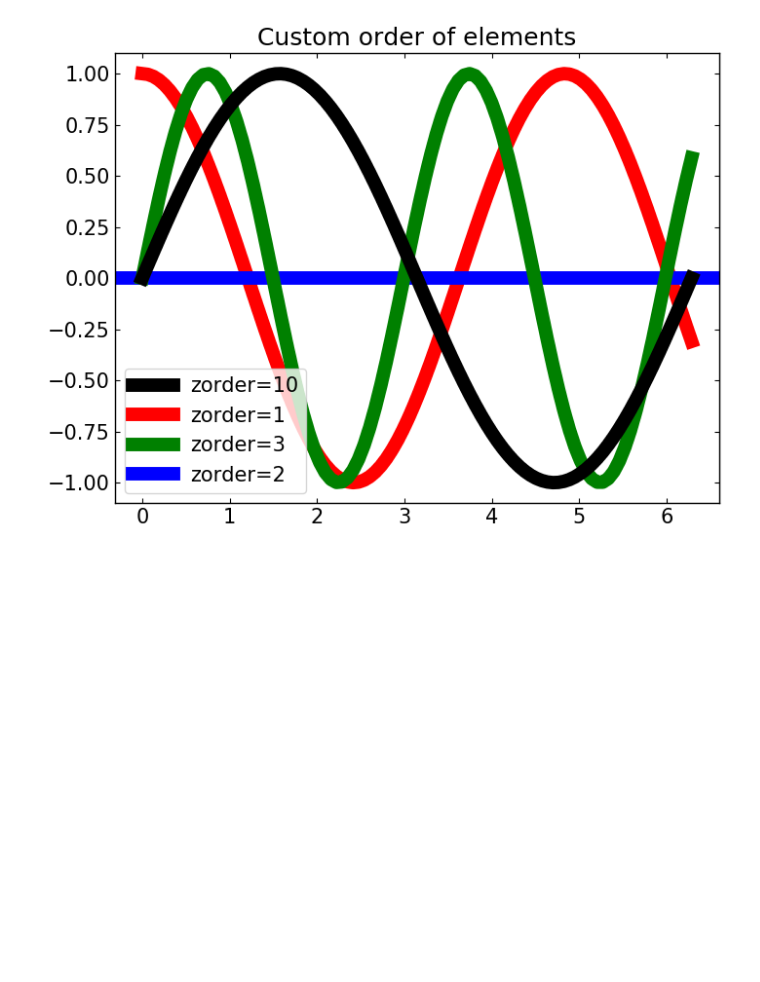
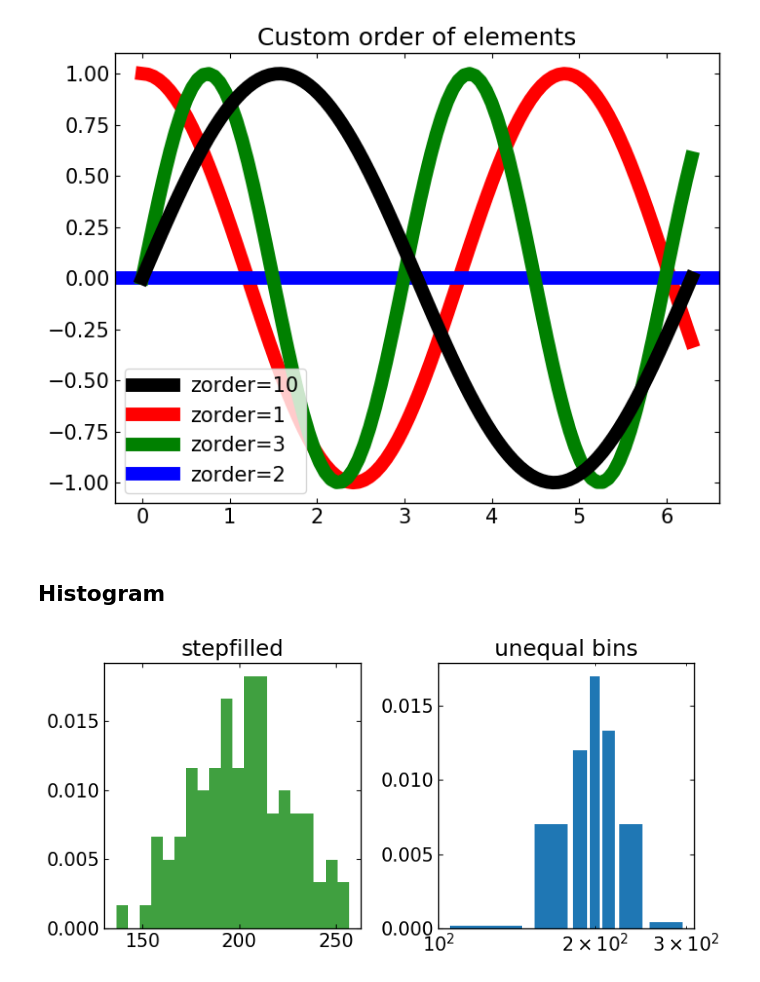
Before and after one commit to astrodoo/CodeExr, a Jupyter notebook: Python/ipynb/matplotlib3.ipynb, the cells around one changed output. Saved outputs shown, nothing was run; the diff lists cells and outputs as text; code cells hidden in the pictures; blank space fills up the shorter version.

```diff
--- a/Python/ipynb/matplotlib3.ipynb
+++ b/Python/ipynb/matplotlib3.ipynb
@@ -705,3 +734,45 @@ plt.show()
 # %% [output]
 [figure]
 [figure]
+# %% [markdown]
+## Histogram
+# %%
+"""
+================================================================
+Demo of the histogram function's different ``histtype`` settings
+================================================================
+
+* Histogram with step curve that has a color fill.
+* Histogram with custom and unequal bin widths.
+
+Selecting different bin counts and sizes can significantly affect the
+shape of a histogram. The Astropy docs have a great section on how to
+select these parameters:
+http://docs.astropy.org/en/stable/visualization/histogram.html
+"""
+
+import numpy as np
+import matplotlib.pyplot as plt
+%matplotlib inline
+
+np.random.seed(0)
+
+mu = 200
+sigma = 25
+x = np.random.normal(mu, sigma, size=100)
+
+fig, (ax0, ax1) = plt.subplots(ncols=2, figsize=(8, 4))
+
+ax0.hist(x, 20, normed=1, histtype='stepfilled', facecolor='g', alpha=0.75)
+ax0.set_title('stepfilled')
+
+# Create a histogram by providing the bin edges (unequally spaced).
+bins = [100, 150, 180, 195, 205, 220, 250, 300]
+ax1.hist(x, bins, normed=1, histtype='bar', rwidth=0.8)
+ax1.set_title('unequal bins')
+plt.xscale('log')
+
+fig.tight_layout()
+plt.show()
+# %% [output]
+[figure, added]
```
Also changed, not shown: parts of 5 cells of this notebook, 5 other files.
